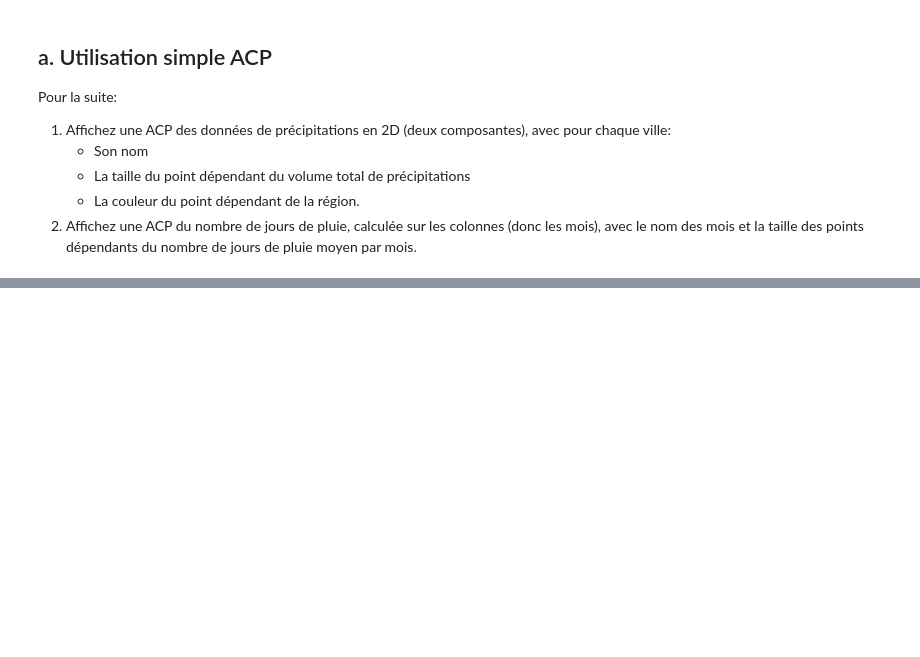
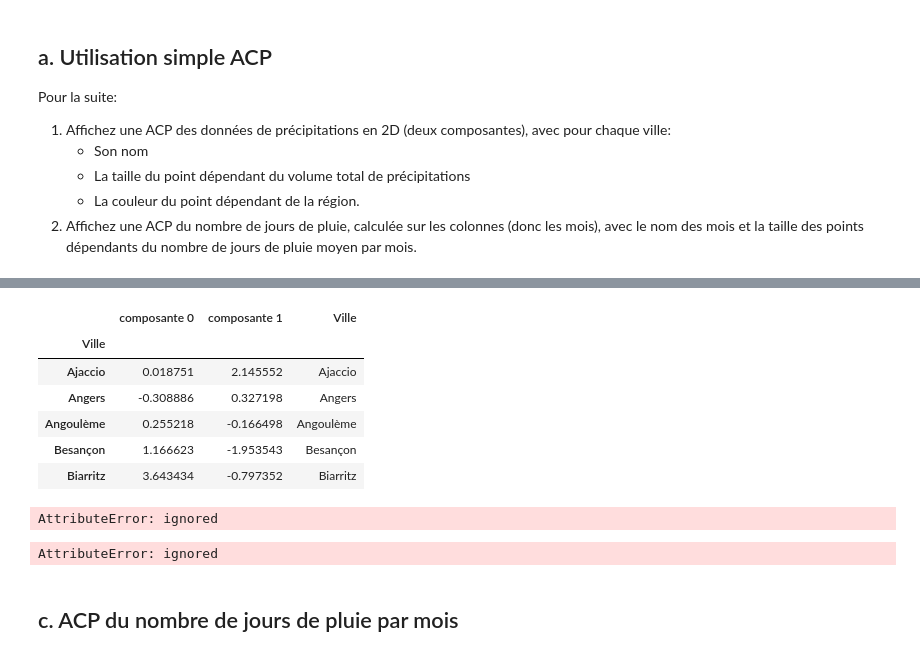
Before and after one commit to campusplage/compte-rendus-mullier_alberjaoui, a Jupyter notebook: TP2_sklearn.ipynb, the cells around one changed output, grey strips where cells are left out. Drawn from its saved outputs; the diff is of its cells as text; code cells hidden in the pictures; blank space fills up the shorter version.

```diff
--- a/TP2_sklearn.ipynb
+++ b/TP2_sklearn.ipynb
@@ -474,3 +504,58 @@ Pour la suite:
+# %%
+# créons un DataFrame pandas pour ces données transformées, de manière à les afficher de manière pratique
+pca_names = ['composante %d' % d for d in range(n_components)]
+villes_pca = pandas.DataFrame(data_transformed,
+                            index=data_prec.index,
+                            columns=pca_names)
+pca_names = ['composante %d' % d for d in range(2)]
+data_pca = pandas.DataFrame(x_transformed,
+                            index=pcadata.index,
+                            columns=pca_names)
+# rajoutons l'info de région des données initiales
+villes_pca['Région'] = raw_data['Géographie']
+villes_pca['Précipitations'] = raw_data['Précipitations annuelles']
+
+# affichons les premiers échantillons
+villes_pca.head()
+# %% [output]
+|  | composante 0 | composante 1 | Ville |
+| Ville |  |  |  |
+| Ajaccio | 0.018751 | 2.145552 | Ajaccio |
+| Angers | -0.308886 | 0.327198 | Angers |
+| Angoulème | 0.255218 | -0.166498 | Angoulème |
+| Besançon | 1.166623 | -1.953543 | Besançon |
+| Biarritz | 3.643434 | -0.797352 | Biarritz |
+# %%
+villes_pca['interprétabilité'] = np.exp(villes_pca.score_samples(data_prec))
+villes_pca.head()
+# %% [output]
+AttributeError: ignored
+# %%
+# le code est presque le même, on rajoute juste une information de taille
+g = sns.scatterplot(x='composante 0',
+                y='composante 1',
+                size='interprétabilité',
+                sizes=(20,1000),
+                data=villes_pca,
+                hue='Région')
+
+# on agrandit la figure, on annote...
+g.figure.set_size_inches(10,10)
+ax = plt.gca()
+texts = []
+for i, (text_x,text_y) in enumerate(villes_pca.iloc[:,:2].to_numpy()):
+  texts.append(ax.annotate(villes_pca.index[i], (text_x,text_y)))
+adjust_text(texts)
+
+## on supprime les informations sur les axes, on rajout un titre et une légende
+plt.gca().set_yticklabels([])
+plt.gca().set_xticklabels([])
+plt.title('Analyse en composante principale');
+plt.gca().legend(prop={'size': 19}, bbox_to_anchor=(1.5, 1.0));
+# %% [output]
+AttributeError: ignored
+# %% [markdown]
+## c. ACP du nombre de jours de pluie par mois
 # %%
 # ACP du nombre de jours de pluie par mois
 ...
```
Also changed, not shown: parts of 9 cells of this notebook.
